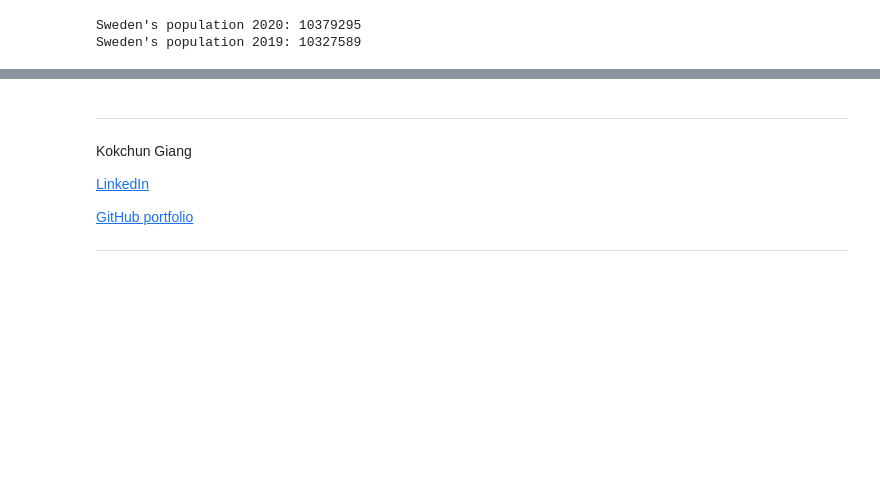
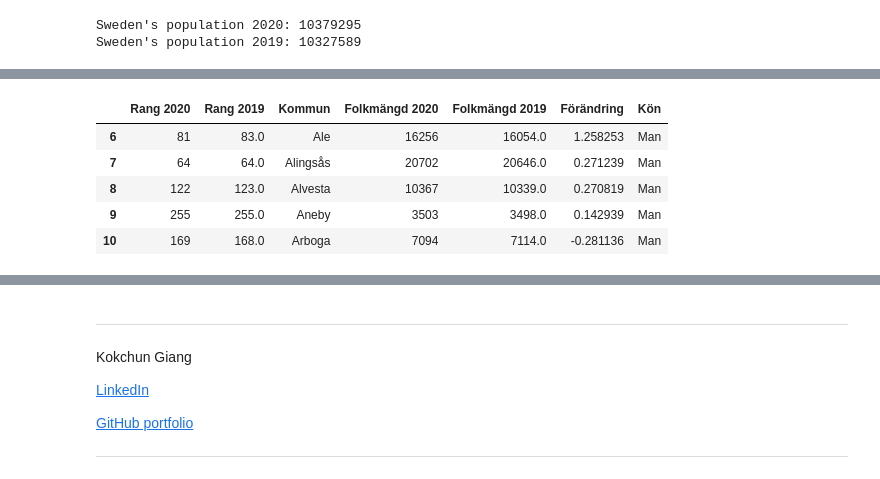
Before and after one commit to kust3n/databehandling-SARA-COSTA, a Jupyter notebook: Exercises/E00_pandas_basic_syntax.ipynb, the cells around one changed output, grey strips where cells are left out. Cells and saved outputs as stored; diff of their text form; code cells hidden in the pictures; blank space fills up the shorter version.

```diff
--- a/Exercises/E00_pandas_basic_syntax.ipynb
+++ b/Exercises/E00_pandas_basic_syntax.ipynb
@@ -444,3 +444,28 @@ h)
 <img src="../assets/pop_change.png" height="200"/>
 
 </details>
+# %%
+# a
+df_female = pd.read_excel("../Data/komtopp50_2020.xlsx", sheet_name="Kvinnor")
+df_male = pd.read_excel("../Data/komtopp50_2020.xlsx", sheet_name="Män")
+
+def clean_df(df):
+    df = df.iloc[6:]
+    df.columns = ["Rang 2020", "Rang 2019", "Kommun", "Folkmängd 2020", "Folkmängd 2019", "Förändring"]
+
+    return df
+
+df_female = clean_df(df_female)
+df_male = clean_df(df_male)
+
+df_female["Kön"] = "Kvinna"
+df_male["Kön"] = "Man"
+
+df_male.head()
+# %% [output]
+|  | Rang 2020 | Rang 2019 | Kommun | Folkmängd 2020 | Folkmängd 2019 | Förändring | Kön |
+| 6 | 81 | 83.0 | Ale | 16256 | 16054.0 | 1.258253 | Man |
+| 7 | 64 | 64.0 | Alingsås | 20702 | 20646.0 | 0.271239 | Man |
+| 8 | 122 | 123.0 | Alvesta | 10367 | 10339.0 | 0.270819 | Man |
+| 9 | 255 | 255.0 | Aneby | 3503 | 3498.0 | 0.142939 | Man |
+| 10 | 169 | 168.0 | Arboga | 7094 | 7114.0 | -0.281136 | Man |
```
Also changed, not shown: parts of 2 cells of this notebook.
